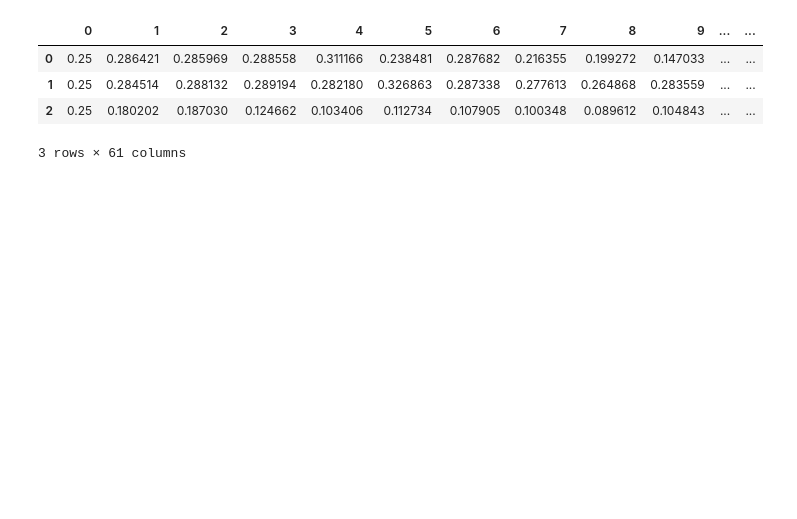
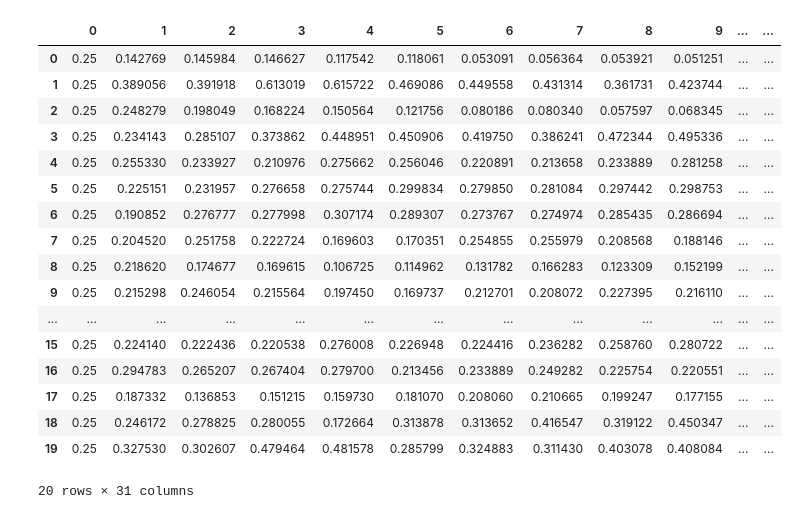
Before and after one commit to NeoArcturus/BudAI---Personal-Financing-AI-Agent-and-Analyser, a Jupyter notebook: Forecaster_Agent/test.ipynb, the cells around one changed output. Cells and saved outputs as stored; diff of their text form; code cells hidden in the pictures; blank space fills up the shorter version.

```diff
--- a/Forecaster_Agent/test.ipynb
+++ b/Forecaster_Agent/test.ipynb
@@ -2,14 +2,27 @@
 import pandas as pd
 import matplotlib.pyplot as mp
 # %%
-df = pd.read_csv("all_paths.csv", header=None)
+df = pd.read_csv("./mathematics/hybrid_paths.csv", header=None)
 df.head(20)
 # %% [output]
 |  | 0 | 1 | 2 | 3 | 4 | 5 | 6 | 7 | 8 | 9 | ... | ... |
-| 0 | 0.25 | 0.286421 | 0.285969 | 0.288558 | 0.311166 | 0.238481 | 0.287682 | 0.216355 | 0.199272 | 0.147033 | ... | ... |
-| 1 | 0.25 | 0.284514 | 0.288132 | 0.289194 | 0.282180 | 0.326863 | 0.287338 | 0.277613 | 0.264868 | 0.283559 | ... | ... |
-| 2 | 0.25 | 0.180202 | 0.187030 | 0.124662 | 0.103406 | 0.112734 | 0.107905 | 0.100348 | 0.089612 | 0.104843 | ... | ... |
+| 0 | 0.25 | 0.142769 | 0.145984 | 0.146627 | 0.117542 | 0.118061 | 0.053091 | 0.056364 | 0.053921 | 0.051251 | ... | ... |
+| 1 | 0.25 | 0.389056 | 0.391918 | 0.613019 | 0.615722 | 0.469086 | 0.449558 | 0.431314 | 0.361731 | 0.423744 | ... | ... |
+| 2 | 0.25 | 0.248279 | 0.198049 | 0.168224 | 0.150564 | 0.121756 | 0.080186 | 0.080340 | 0.057597 | 0.068345 | ... | ... |
+| 3 | 0.25 | 0.234143 | 0.285107 | 0.373862 | 0.448951 | 0.450906 | 0.419750 | 0.386241 | 0.472344 | 0.495336 | ... | ... |
+| 4 | 0.25 | 0.255330 | 0.233927 | 0.210976 | 0.275662 | 0.256046 | 0.220891 | 0.213658 | 0.233889 | 0.281258 | ... | ... |
+| 5 | 0.25 | 0.225151 | 0.231957 | 0.276658 | 0.275744 | 0.299834 | 0.279850 | 0.281084 | 0.297442 | 0.298753 | ... | ... |
+| 6 | 0.25 | 0.190852 | 0.276777 | 0.277998 | 0.307174 | 0.289307 | 0.273767 | 0.274974 | 0.285435 | 0.286694 | ... | ... |
+| 7 | 0.25 | 0.204520 | 0.251758 | 0.222724 | 0.169603 | 0.170351 | 0.254855 | 0.255979 | 0.208568 | 0.188146 | ... | ... |
+| 8 | 0.25 | 0.218620 | 0.174677 | 0.169615 | 0.106725 | 0.114962 | 0.131782 | 0.166283 | 0.123309 | 0.152199 | ... | ... |
+| 9 | 0.25 | 0.215298 | 0.246054 | 0.215564 | 0.197450 | 0.169737 | 0.212701 | 0.208072 | 0.227395 | 0.216110 | ... | ... |
+| ... | ... | ... | ... | ... | ... | ... | ... | ... | ... | ... | ... | ... |
+| 15 | 0.25 | 0.224140 | 0.222436 | 0.220538 | 0.276008 | 0.226948 | 0.224416 | 0.236282 | 0.258760 | 0.280722 | ... | ... |
+| 16 | 0.25 | 0.294783 | 0.265207 | 0.267404 | 0.279700 | 0.213456 | 0.233889 | 0.249282 | 0.225754 | 0.220551 | ... | ... |
+| 17 | 0.25 | 0.187332 | 0.136853 | 0.151215 | 0.159730 | 0.181070 | 0.208060 | 0.210665 | 0.199247 | 0.177155 | ... | ... |
+| 18 | 0.25 | 0.246172 | 0.278825 | 0.280055 | 0.172664 | 0.313878 | 0.313652 | 0.416547 | 0.319122 | 0.450347 | ... | ... |
+| 19 | 0.25 | 0.327530 | 0.302607 | 0.479464 | 0.481578 | 0.285799 | 0.324883 | 0.311430 | 0.403078 | 0.408084 | ... | ... |
-3 rows × 61 columns
+20 rows × 31 columns
 # %%
 mp.figure(figsize=(20, 10))
 
```
Also changed, not shown: parts of 2 cells of this notebook, 16 other files.
